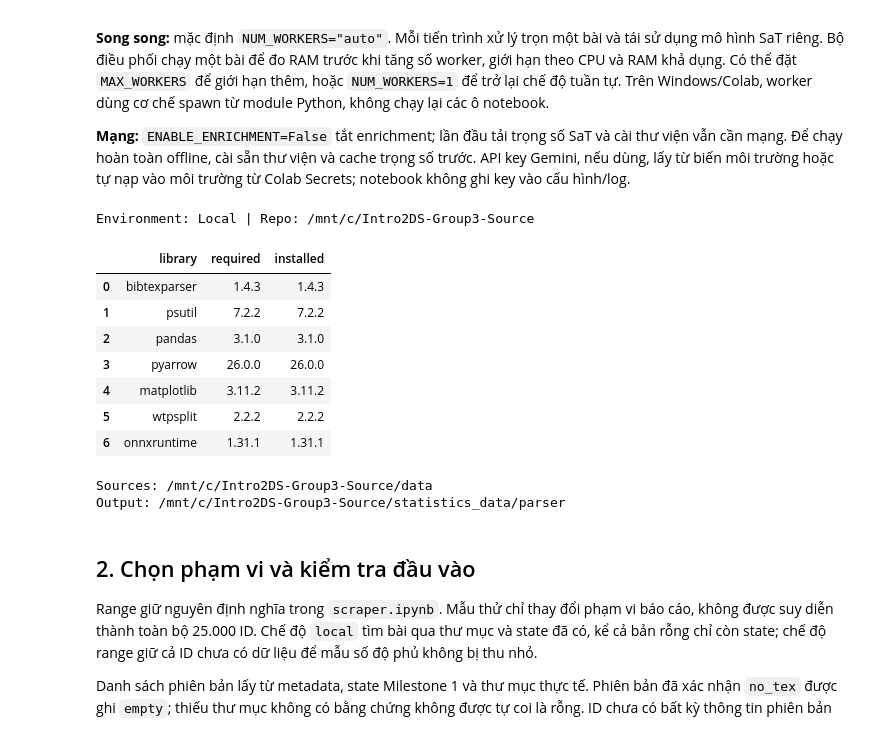
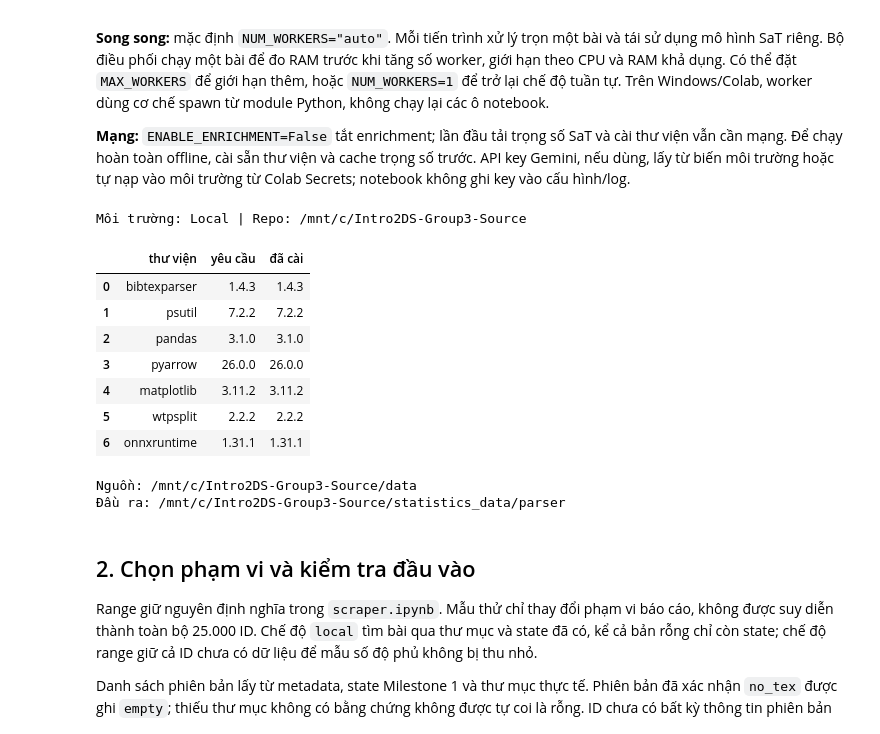
Before and after one commit to DuyNhat1705/Intro2DS-Group3-Source, a Jupyter notebook: src/parser.ipynb, the cells around one changed output. Cells and saved outputs as stored; diff of their text form; code cells hidden in the pictures.

```diff
--- a/src/parser.ipynb
+++ b/src/parser.ipynb
@@ -84,12 +84,12 @@ else:
     candidates = [Path.cwd(), *Path.cwd().parents]
     REPO_ROOT = next((p for p in candidates if (p / "src" / "hierarchy.py").is_file()), None)
     if REPO_ROOT is None:
-        raise FileNotFoundError("Repository not found. Set REPO_DIR in the configuration cell.")
+        raise FileNotFoundError("Không tìm thấy repo. Hãy đặt REPO_DIR ở ô cấu hình.")
 
 required_files = ["parser_pipeline.py", "parser_reporting.py", "parser_parallel.py", "gather_clean_tex.py", "bibtex.py", "hierarchy.py"]
 missing_files = [name for name in required_files if not (REPO_ROOT / "src" / name).is_file()]
 if missing_files:
-    raise FileNotFoundError(f"The current branch is missing modules {missing_files}; update the parser code before running.")
+    raise FileNotFoundError(f"Nhánh đang dùng thiếu module {missing_files}; cập nhật mã parser trước khi chạy.")
 if str(REPO_ROOT) not in sys.path:
     sys.path.insert(0, str(REPO_ROOT))
 
@@ -97,7 +97,7 @@ parser_packages = {"pandas", "pyarrow", "matplotlib", "bibtexparser", "psutil",
 requirements = [line.strip() for line in (REPO_ROOT / "src" / "requirements.txt").read_text().splitlines()
                 if line.strip().split("==")[0] in parser_packages]
 if {r.split("==")[0] for r in requirements} != parser_packages:
-    raise ValueError("requirements.txt does not define all required parser dependencies.")
+    raise ValueError("requirements.txt chưa định nghĩa đủ các thư viện parser.")
 install = IN_COLAB if INSTALL_DEPENDENCIES is None else INSTALL_DEPENDENCIES
 versions_before = {name: getattr(sys.modules.get(name), "__version__", None) for name in parser_packages}
 if install:
@@ -109,40 +109,40 @@ for requirement in requirements:
     try:
         actual = importlib.metadata.version(name)
     except importlib.metadata.PackageNotFoundError:
-        raise RuntimeError(f"Missing {name}. Run pip install -r src/requirements.txt, then restart the kernel.")
-    dependency_rows.append({"library": name, "required": expected, "installed": actual})
+        raise RuntimeError(f"Thiếu {name}. Chạy pip install -r src/requirements.txt rồi khởi động lại kernel.")
+    dependency_rows.append({"thư viện": name, "yêu cầu": expected, "đã cài": actual})
     if versions_before[name] is not None and versions_before[name] != actual:
-        raise RuntimeError(f"{name} was loaded before the update. Restart the kernel/runtime, then Run all again.")
+        raise RuntimeError(f"{name} đã được nạp trước khi cập nhật. Restart kernel/runtime rồi Run all lại.")
     if actual != expected:
-        print(f"Notice: {name}={actual} differs from the reproducible version {expected}.")
-print("Environment:", "Google Colab CPU" if IN_COLAB else "Local", "| Repo:", REPO_ROOT)
+        print(f"Lưu ý: {name}={actual}, khác bản tái lập {expected}.")
+print("Môi trường:", "Google Colab CPU" if IN_COLAB else "Local", "| Repo:", REPO_ROOT)
 # %% [output]
-Environment: Local | Repo: /mnt/c/Intro2DS-Group3-Source
+Môi trường: Local | Repo: /mnt/c/Intro2DS-Group3-Source
 # %%
 if IN_COLAB and MOUNT_DRIVE:
     from google.colab import drive
     drive.mount("/content/drive")
 
 project_root = Path(DRIVE_PROJECT_DIR) if IN_COLAB and MOUNT_DRIVE else REPO_ROOT
 DATA_DIR = Path(DATA_DIR_OVERRIDE).expanduser().resolve() if DATA_DIR_OVERRIDE else project_root / "data"
 OUTPUT_DIR = Path(OUTPUT_DIR_OVERRIDE).expanduser().resolve() if OUTPUT_DIR_OVERRIDE else project_root / "statistics_data" / "parser"
 if not DATA_DIR.is_dir():
-    raise FileNotFoundError(f"Data directory {DATA_DIR} does not exist. Check Drive or DATA_DIR_OVERRIDE.")
+    raise FileNotFoundError(f"Không có thư mục dữ liệu {DATA_DIR}. Kiểm tra Drive hoặc DATA_DIR_OVERRIDE.")
 if OUTPUT_DIR.resolve() == DATA_DIR.resolve():
-    raise ValueError("OUTPUT_DIR must differ from DATA_DIR to keep parser outputs separate from scraper sources.")
+    raise ValueError("OUTPUT_DIR phải khác DATA_DIR để tách output parser khỏi nguồn scraper.")
 
 import json
 import pandas as pd
 import pyarrow.parquet as pq
 from IPython.display import display
 from src.parser_pipeline import discover_publications, parse_publication
 from src.parser_reporting import run_parser
 
 display(pd.DataFrame(dependency_rows))
-print("Sources:", DATA_DIR)
-print("Output:", OUTPUT_DIR)
+print("Nguồn:", DATA_DIR)
+print("Đầu ra:", OUTPUT_DIR)
 # %% [output]
-|  | library | required | installed |
+|  | thư viện | yêu cầu | đã cài |
 | 0 | bibtexparser | 1.4.3 | 1.4.3 |
 | 1 | psutil | 7.2.2 | 7.2.2 |
 | 2 | pandas | 3.1.0 | 3.1.0 |
@@ -150,8 +150,8 @@ print("Output:", OUTPUT_DIR)
 | 4 | matplotlib | 3.11.2 | 3.11.2 |
 | 5 | wtpsplit | 2.2.2 | 2.2.2 |
 | 6 | onnxruntime | 1.31.1 | 1.31.1 |
-Sources: /mnt/c/Intro2DS-Group3-Source/data
-Output: /mnt/c/Intro2DS-Group3-Source/statistics_data/parser
+Nguồn: /mnt/c/Intro2DS-Group3-Source/data
+Đầu ra: /mnt/c/Intro2DS-Group3-Source/statistics_data/parser
 # %% [markdown]
 ## 2. Chọn phạm vi và kiểm tra đầu vào
 
```
Also changed, not shown: parts of 10 cells of this notebook, 1 other file.
